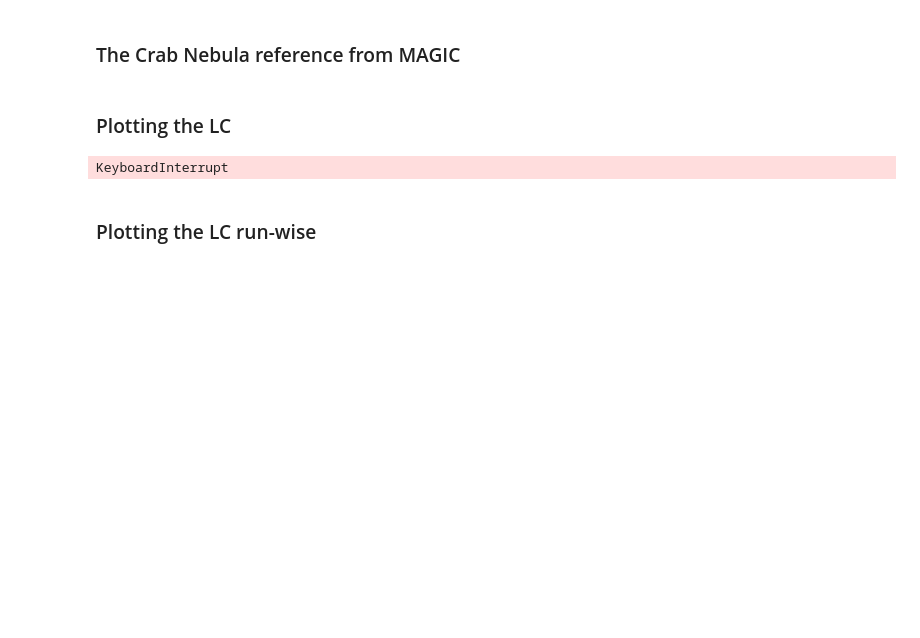
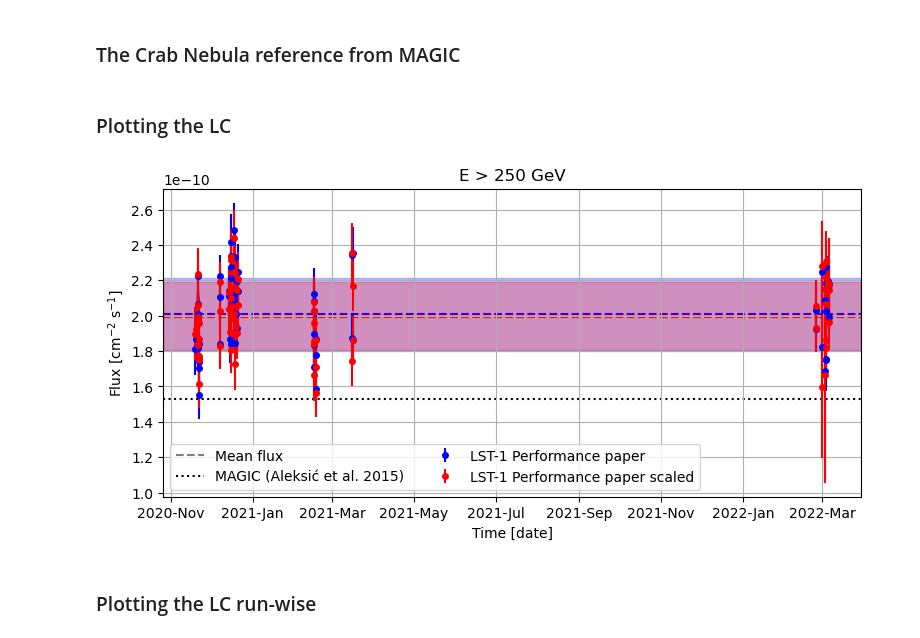
Before and after one commit to juanjq/cherenkov_transparency_corrections, a Jupyter notebook: high_level_analysis/test_flux_dispersion.ipynb, the cells around one changed output. Cells and saved outputs as stored; diff of their text form; code cells hidden in the pictures; blank space fills up the shorter version.

```diff
--- a/high_level_analysis/test_flux_dispersion.ipynb
+++ b/high_level_analysis/test_flux_dispersion.ipynb
@@ -584,36 +523,49 @@ flux_crab_error = flux_crab * 0
 # %% [markdown]
 ### Plotting the LC
 # %%
-fig, ax = plt.subplots(figsize=(9, 4))
+fig, (ax) = plt.subplots(1, 1, figsize=(9, 4), sharex=True)
 
 # Plotting the Light Curve
+colors2 = ["gray", "k"]
+markers2 = [".", "x"]
 for i in range(len(lightcurves))[:]:
     ax.errorbar(time_center[i], flux[i], yerr=flux_stat_err[i], color=color_plots[i], ls="", marker=".", ms=8,
                 label=f"LST-1 {dataset_labels[i]}")
 
     # Mean flux + error
     ax.axhline(mean_flux[i], ls="--", color=color_plots[i], zorder=-1,)
     ax.axhspan(mean_flux[i] - np.std(flux[i]), mean_flux[i] + np.std(flux[i]), color=color_plots[i], alpha=0.25, zorder=-1)
 
+#    axr.plot(time_center[i], np.abs(flux[i] - mean_flux[i]), ls="", marker=markers2[i], color=colors2[i],
+#                label=f"LST-1 {dataset_labels[i]}",)
+
 ax.plot([], [], ls="--", color="gray", label="Mean flux")
 # MAGIC reference
 ax.axhline(flux_crab.value, ls=":", color="k", zorder=-1, label="MAGIC (Aleksić et al. 2015)")
 
+# axr.axhline(0, ls="--", color="gray")
+#axr.set_ylabel("|flux - mean|")
+
 energy_range = f"{e_lc_min:.2f} < $E$ < {e_lc_max:.0f}"
-ax.set_title(f"Light curve of {target_name} ({energy_range})")
+######## ax.set_title(f"Light curve of {target_name} ({energy_range})")
+ax.set_title(f"E > 250 GeV")
 ax.set_ylabel("Flux [cm$^{-2}$ s$^{-1}$]")
 ax.set_xlabel("Time [date]")
-ax.legend(loc=3, frameon=True, ncols=3)
+ax.legend(loc=3, frameon=True, ncols=2)
 ax.xaxis.set_major_locator(MonthLocator(interval=2))
 ax.xaxis.set_major_formatter(DateFormatter("%Y-%b"))
 plt.xticks(rotation=0)
 ax.grid()
-ax.set_ylim(0, 4e-10)
+#axr.grid()
+#axr.legend()
+#axr.set_ylim(0, 0.6e-10)
+#plt.subplots_adjust(wspace=0, hspace=0)
+# ax.set_ylim(0, 4e-10)
 
-# plt.savefig(f"plots/total.png", bbox_inches="tight", dpi=300)
+plt.savefig(f"plots/total.png", bbox_inches="tight", dpi=300)
 plt.show()
 # %% [output]
-KeyboardInterrupt
+[figure, added]
 # %% [markdown]
 ### Plotting the LC run-wise
 # %%
```
Also changed, not shown: parts of 31 cells of this notebook, 14 other files.
